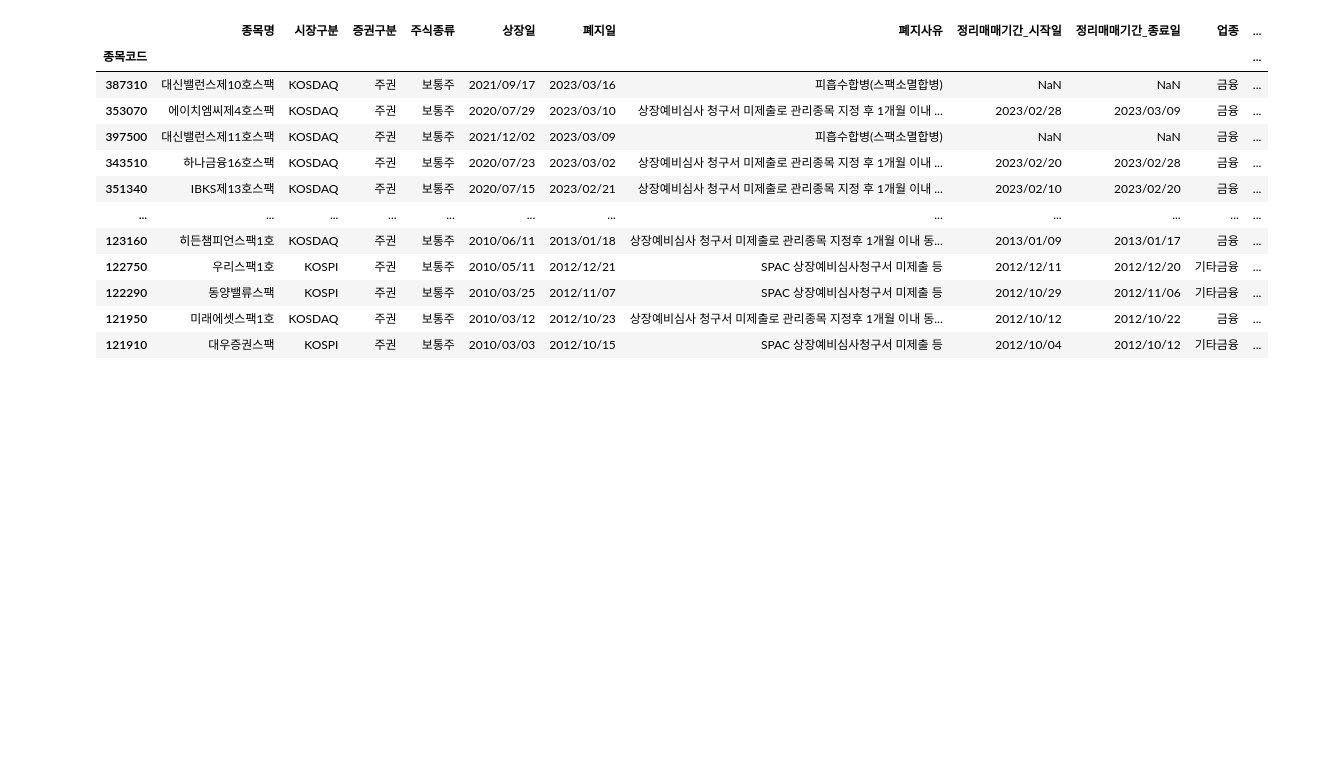
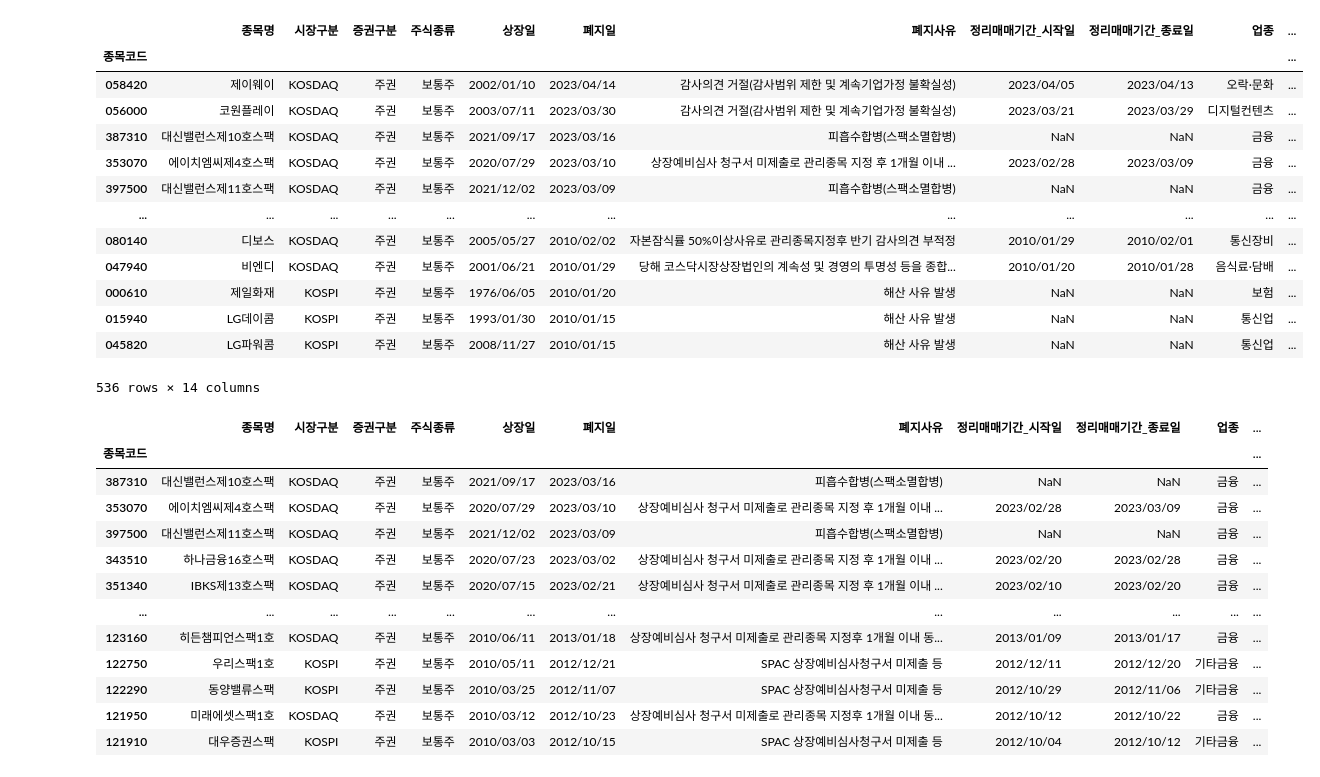
Before and after one commit to BDooHyun/ubion_python_class_01, a Jupyter notebook: 공모전/상장폐지.ipynb, the cells around one changed output. Saved outputs shown, nothing was run; the diff lists cells and outputs as text; code cells hidden in the pictures; blank space fills up the shorter version.

```diff
--- a/공모전/상장폐지.ipynb
+++ b/공모전/상장폐지.ipynb
@@ -7,6 +7,23 @@ cond = (df["증권구분"] == "주권") & (df["주식종류"] == "보통주") &
 df2 = df[cond]
 df2 = df2.drop('번호', axis=1)
 df2.to_excel("delist.xlsx")
+# %%
+df2
+# %% [output]
+|  | 종목명 | 시장구분 | 증권구분 | 주식종류 | 상장일 | 폐지일 | 폐지사유 | 정리매매기간_시작일 | 정리매매기간_종료일 | 업종 | ... |
+| 종목코드 |  |  |  |  |  |  |  |  |  |  | ... |
+| 058420 | 제이웨이 | KOSDAQ | 주권 | 보통주 | 2002/01/10 | 2023/04/14 | 감사의견 거절(감사범위 제한 및 계속기업가정 불확실성) | 2023/04/05 | 2023/04/13 | 오락·문화 | ... |
+| 056000 | 코원플레이 | KOSDAQ | 주권 | 보통주 | 2003/07/11 | 2023/03/30 | 감사의견 거절(감사범위 제한 및 계속기업가정 불확실성) | 2023/03/21 | 2023/03/29 | 디지털컨텐츠 | ... |
+| 387310 | 대신밸런스제10호스팩 | KOSDAQ | 주권 | 보통주 | 2021/09/17 | 2023/03/16 | 피흡수합병(스팩소멸합병) | NaN | NaN | 금융 | ... |
+| 353070 | 에이치엠씨제4호스팩 | KOSDAQ | 주권 | 보통주 | 2020/07/29 | 2023/03/10 | 상장예비심사 청구서 미제출로 관리종목 지정 후 1개월 이내 ... | 2023/02/28 | 2023/03/09 | 금융 | ... |
+| 397500 | 대신밸런스제11호스팩 | KOSDAQ | 주권 | 보통주 | 2021/12/02 | 2023/03/09 | 피흡수합병(스팩소멸합병) | NaN | NaN | 금융 | ... |
+| ... | ... | ... | ... | ... | ... | ... | ... | ... | ... | ... | ... |
+| 080140 | 디보스 | KOSDAQ | 주권 | 보통주 | 2005/05/27 | 2010/02/02 | 자본잠식률 50%이상사유로 관리종목지정후 반기 감사의견 부적정 | 2010/01/29 | 2010/02/01 | 통신장비 | ... |
+| 047940 | 비엔디 | KOSDAQ | 주권 | 보통주 | 2001/06/21 | 2010/01/29 | 당해 코스닥시장상장법인의 계속성 및 경영의 투명성 등을 종합... | 2010/01/20 | 2010/01/28 | 음식료·담배 | ... |
+| 000610 | 제일화재 | KOSPI | 주권 | 보통주 | 1976/06/05 | 2010/01/20 | 해산 사유 발생 | NaN | NaN | 보험 | ... |
+| 015940 | LG데이콤 | KOSPI | 주권 | 보통주 | 1993/01/30 | 2010/01/15 | 해산 사유 발생 | NaN | NaN | 통신업 | ... |
+| 045820 | LG파워콤 | KOSPI | 주권 | 보통주 | 2008/11/27 | 2010/01/15 | 해산 사유 발생 | NaN | NaN | 통신업 | ... |
+536 rows × 14 columns
 # %%
 df2[df2["종목명"].str.contains("스팩")]
 # %% [output]
```
Also changed, not shown: 8 other files.
